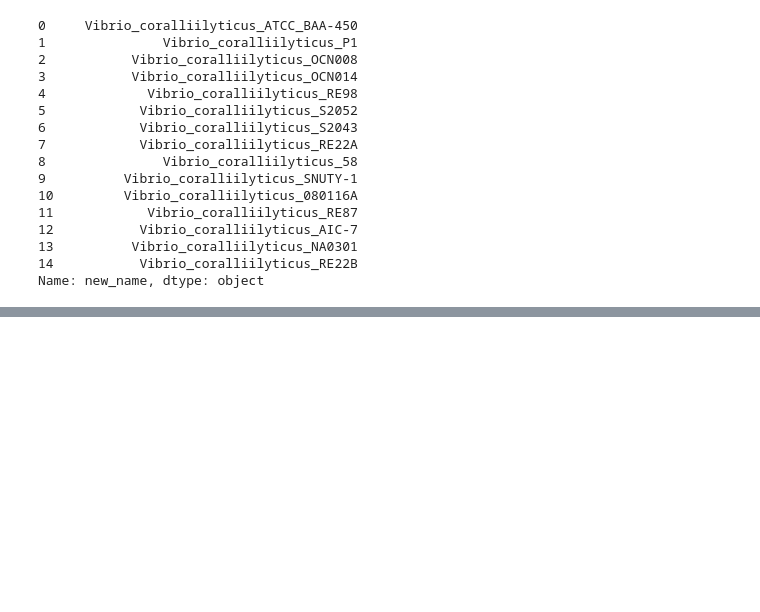
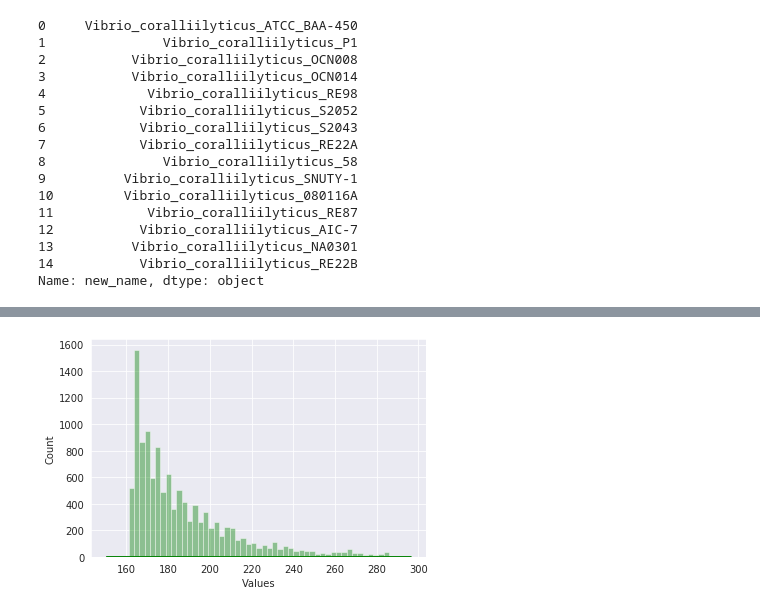
Before and after one commit to vinisalazar/complex_networks, a Jupyter notebook: pgl_draft.ipynb, the cells around one changed output, grey strips where cells are left out. Cells and saved outputs as stored; diff of their text form; code cells hidden in the pictures; blank space fills up the shorter version.

```diff
--- a/pgl_draft.ipynb
+++ b/pgl_draft.ipynb
@@ -104,2 +98,2 @@ import networkx as nx
 # %%
-g = nx.read_gexf("vibrio_c_default/pangenomeGraph_light.gexf")
+g = nx.read_gexf("vibrio_pgl_prokka/pangenomeGraph.gexf")
@@ -106 +296,4 @@ g = nx.read_gexf("vibrio_c_default/pangenomeGraph_light.gexf")
+# %%
+largest_cc = max(nx.connected_components(g), key=len)
+cc = g.subgraph(largest_cc).copy()
 # %%
@@ -109,0 +340,2 @@ NodeView(('0', '1', '2', '3', '4', '5', '6', '7', '8', '9', '10', '11', '12', '1
+# %%
+ecc = nx.eccentricity(cc)
@@ -109,0 +361,10 @@ NodeView(('0', '1', '2', '3', '4', '5', '6', '7', '8', '9', '10', '11', '12', '1
+# %%
+ax1 = plt.subplot()
+my_series = [v for k, v in ecc.items()]
+sns.distplot(my_series, ax=ax1, rug=False, kde=True, hist=False, color="g")
+sns.distplot(my_series, ax=ax1, rug=False, kde=False, hist=True, norm_hist=False, color="g")
+plt.xlabel("Values")
+plt.ylabel("Count")
+plt.savefig("eccentricity")
+# %% [output]
+[figure, added]
```
Also changed, not shown: parts of 50 cells of this notebook, 1 other file.
